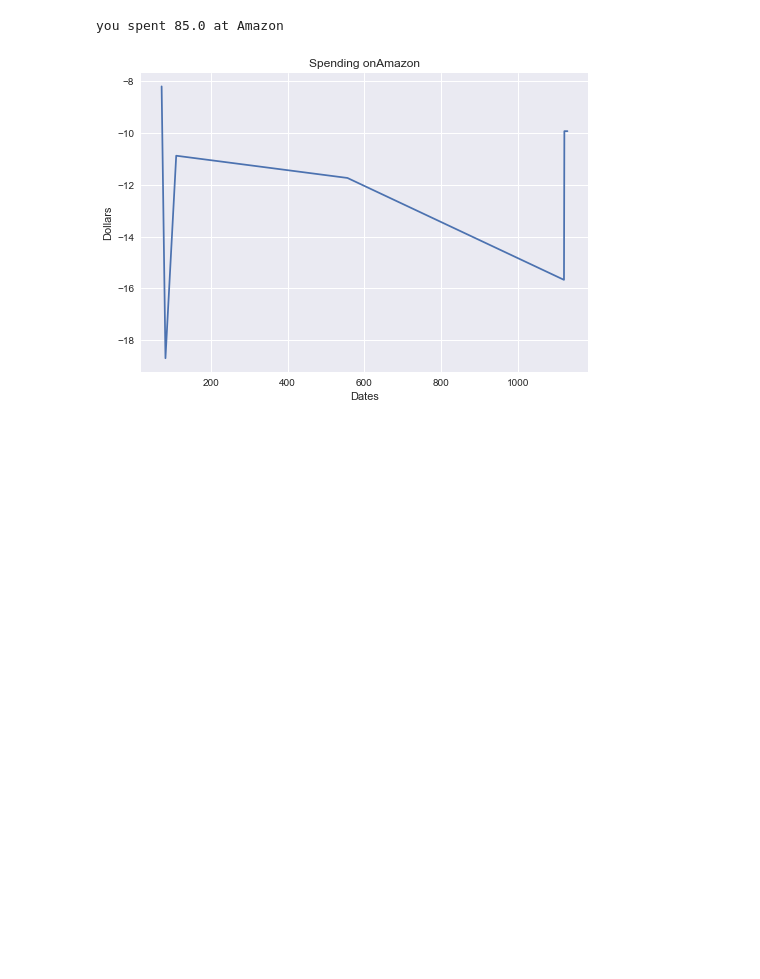
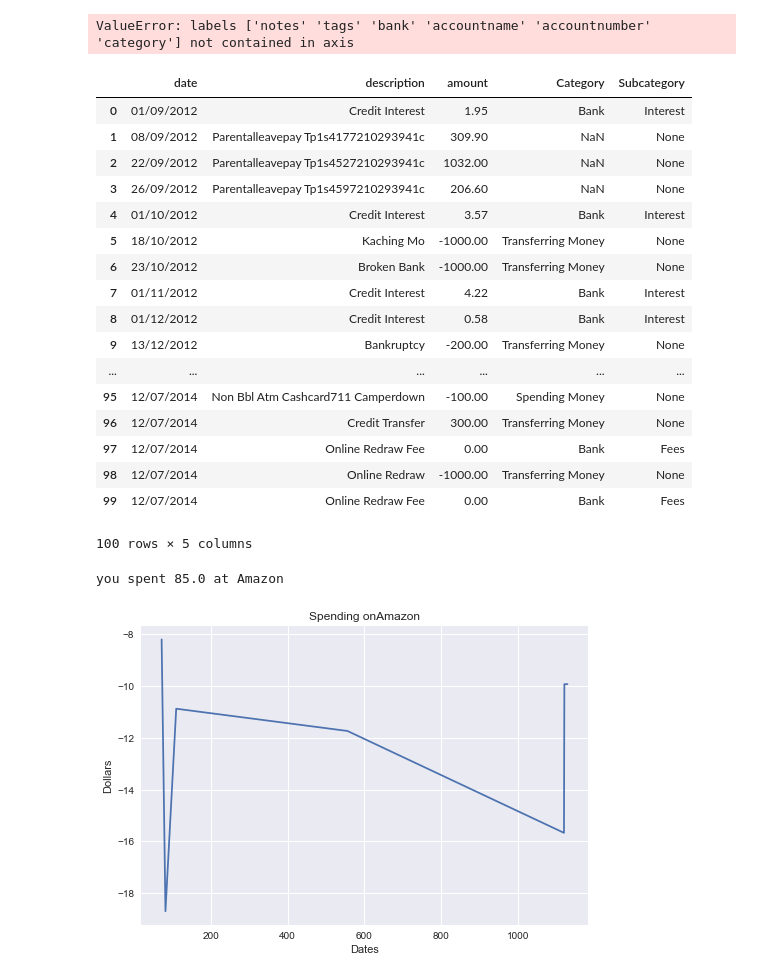
Before and after one commit to khalido/money_bot, a Jupyter notebook: parsing_csv.ipynb, the cells around one changed output. Saved outputs shown, nothing was run; the diff lists cells and outputs as text; code cells hidden in the pictures; blank space fills up the shorter version.

```diff
--- a/parsing_csv.ipynb
+++ b/parsing_csv.ipynb
@@ -18,3 +36,6 @@ data.head()
 | 2 | 22/09/2012 | Parentalleavepay Tp1s4527210293941c | NaN | 1032.00 | NaN | NaN | COMMONWEALTH_BANK_NET_BANK | Savings | 06 2210 1027 9497 |
 | 3 | 26/09/2012 | Parentalleavepay Tp1s4597210293941c | NaN | 206.60 | NaN | NaN | COMMONWEALTH_BANK_NET_BANK | Savings | 06 2210 1027 9497 |
 | 4 | 01/10/2012 | Credit Interest | Bank - Interest | 3.57 | NaN | NaN | COMMONWEALTH_BANK_NET_BANK | Savings | 06 2210 1027 9497 |
+# %%
+data = data.join(data.category.str.split(" - ", expand=True))
+data.head()
@@ -20,0 +49,3 @@ data.head()
+# %%
+data.rename(columns={0: "Category", 1: "Subcategory"}, inplace=True)
+data.head()
@@ -21,3 +59,29 @@ data.head()
+# %%
+data.drop(["notes", "tags", "bank", "accountname", "accountnumber", "category"], inplace=True, axis=1)
+data.head(100)
+# %% [output]
+ValueError: labels ['notes' 'tags' 'bank' 'accountname' 'accountnumber' 'category'] not contained in axis
+# %%
+data.head(100)
+# %% [output]
+|  | date | description | amount | Category | Subcategory |
+| 0 | 01/09/2012 | Credit Interest | 1.95 | Bank | Interest |
+| 1 | 08/09/2012 | Parentalleavepay Tp1s4177210293941c | 309.90 | NaN | None |
+| 2 | 22/09/2012 | Parentalleavepay Tp1s4527210293941c | 1032.00 | NaN | None |
+| 3 | 26/09/2012 | Parentalleavepay Tp1s4597210293941c | 206.60 | NaN | None |
+| 4 | 01/10/2012 | Credit Interest | 3.57 | Bank | Interest |
+| 5 | 18/10/2012 | Kaching Mo | -1000.00 | Transferring Money | None |
+| 6 | 23/10/2012 | Broken Bank | -1000.00 | Transferring Money | None |
+| 7 | 01/11/2012 | Credit Interest | 4.22 | Bank | Interest |
+| 8 | 01/12/2012 | Credit Interest | 0.58 | Bank | Interest |
+| 9 | 13/12/2012 | Bankruptcy | -200.00 | Transferring Money | None |
+| ... | ... | ... | ... | ... | ... |
+| 95 | 12/07/2014 | Non Bbl Atm Cashcard711 Camperdown | -100.00 | Spending Money | None |
+| 96 | 12/07/2014 | Credit Transfer | 300.00 | Transferring Money | None |
+| 97 | 12/07/2014 | Online Redraw Fee | 0.00 | Bank | Fees |
+| 98 | 12/07/2014 | Online Redraw | -1000.00 | Transferring Money | None |
+| 99 | 12/07/2014 | Online Redraw Fee | 0.00 | Bank | Fees |
+100 rows × 5 columns
 # %%
 # ignoring the date for now
 what="Amazon"
```
Also changed, not shown: parts of 9 cells of this notebook.
